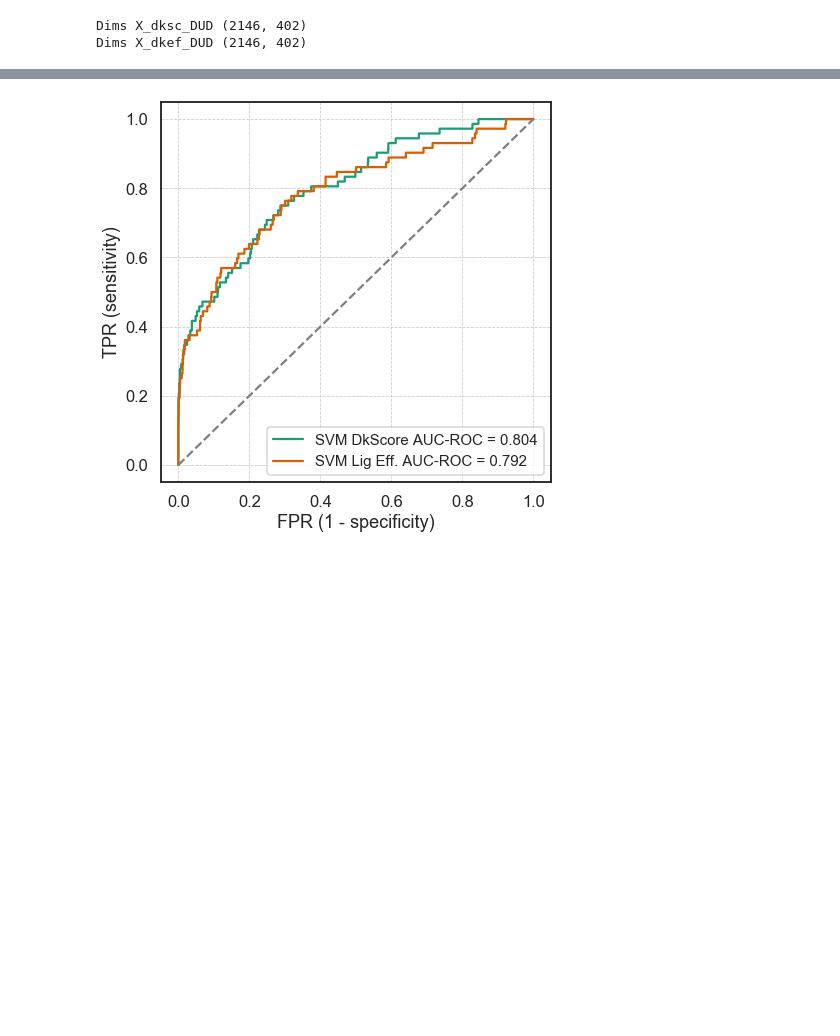
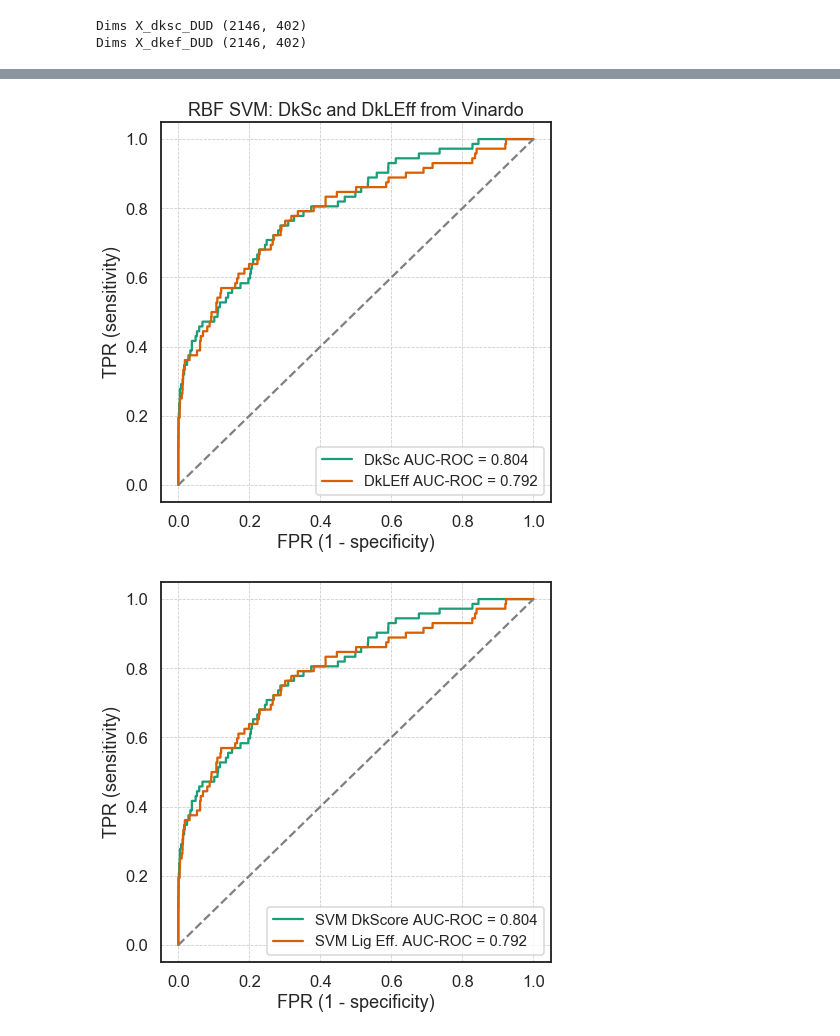
Before and after one commit to jRicciL/CDK2_notebooks, a Jupyter notebook: 6_Machine_Learning_Models/4_SVM_with_docking_scores.ipynb, the cells around one changed output, grey strips where cells are left out. Saved outputs shown, nothing was run; the diff lists cells and outputs as text; code cells hidden in the pictures; blank space fills up the shorter version.

```diff
--- a/6_Machine_Learning_Models/4_SVM_with_docking_scores.ipynb
+++ b/6_Machine_Learning_Models/4_SVM_with_docking_scores.ipynb
@@ -120,3 +134,15 @@ svm_rocs.plot_roc_auc('')
+# %%
+svc_params = {'SVC__gamma': [0.001, 0.01, 1, 10],
+             'SVC__C': np.geomspace(0.01, 100, 5),
+             'SVC__kernel': ['rbf']}
+
+rbf_svm, _ = model_wrapper(train_key = 'CSAR', test_key = 'DUD',
+                           list_of_scores = ['DkSc', 'DkLEff'], model = run_SVM,
+                           scores_dic = scores_dic, decreasing = False,
+                          extra_params_dict = svc_params)
+rbf_svm.plot_roc_auc('RBF SVM: DkSc and DkLEff from Vinardo')
+# %% [output]
+[figure, added]
 # %%
 svc_params = {'SVC__gamma': [0.001, 0.01, 1, 10],
              'SVC__C': np.geomspace(0.01, 100, 5),
```
Also changed, not shown: parts of 5 cells of this notebook.
